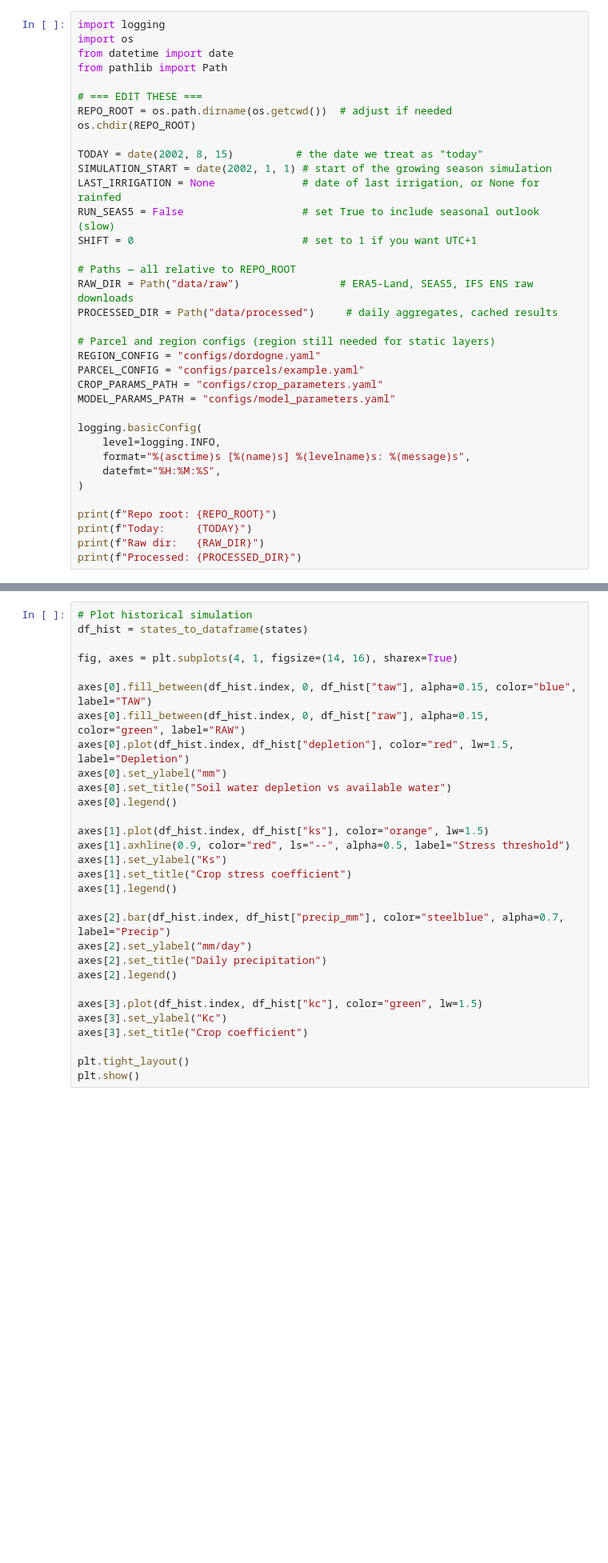
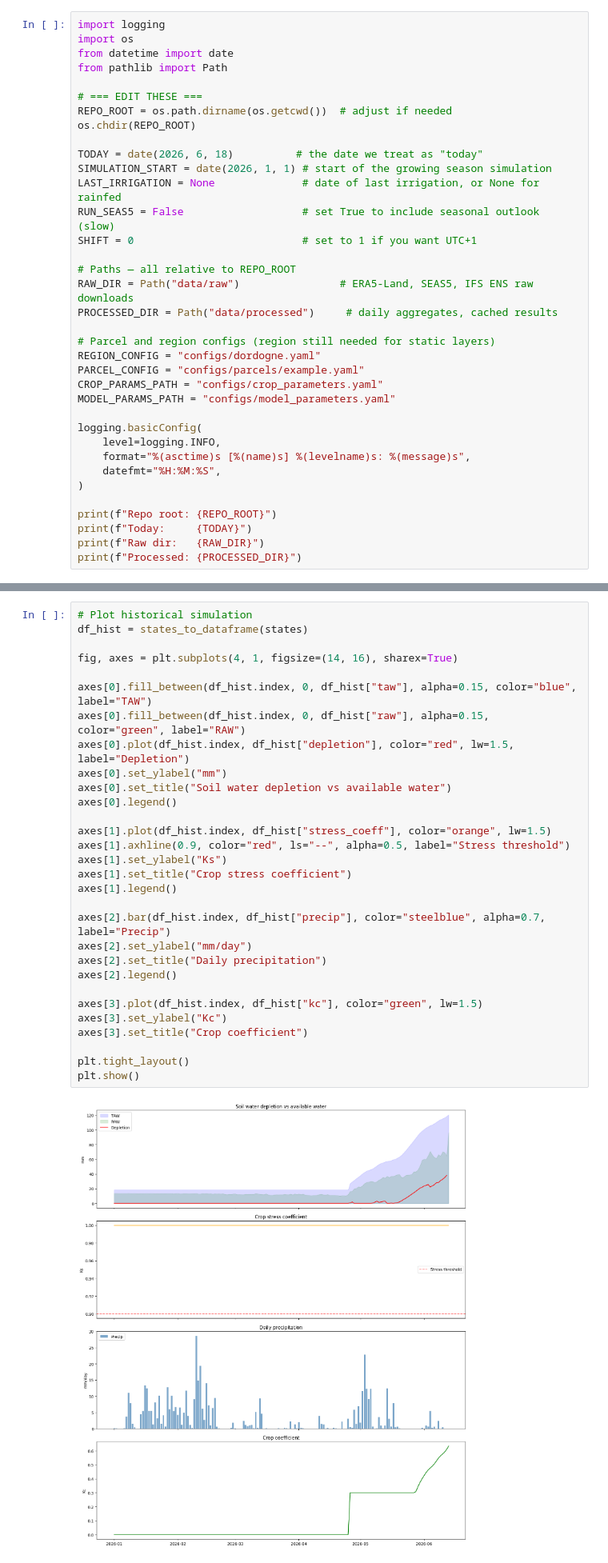
Before and after one commit to Catmosphere314/IrriGator, a Jupyter notebook: notebook/66_full_pipeline.ipynb, the cells around one changed output, grey strips where cells are left out. Shown at 80% size. Saved outputs shown, nothing was run; the diff lists cells and outputs as text; blank space fills up the shorter version.

```diff
--- a/notebook/66_full_pipeline.ipynb
+++ b/notebook/66_full_pipeline.ipynb
@@ -29,8 +29,8 @@ from pathlib import Path
 REPO_ROOT = os.path.dirname(os.getcwd())  # adjust if needed
 os.chdir(REPO_ROOT)
 
-TODAY = date(2002, 8, 15)          # the date we treat as "today"
-SIMULATION_START = date(2002, 1, 1) # start of the growing season simulation
+TODAY = date(2026, 6, 18)          # the date we treat as "today"
+SIMULATION_START = date(2026, 1, 1) # start of the growing season simulation
 LAST_IRRIGATION = None              # date of last irrigation, or None for rainfed
 RUN_SEAS5 = False                   # set True to include seasonal outlook (slow)
 SHIFT = 0                           # set to 1 if you want UTC+1
@@ -173,33 +221,35 @@ print(f"{'='*60}")
 # %%
 # Plot historical simulation
 df_hist = states_to_dataframe(states)
 
 fig, axes = plt.subplots(4, 1, figsize=(14, 16), sharex=True)
 
 axes[0].fill_between(df_hist.index, 0, df_hist["taw"], alpha=0.15, color="blue", label="TAW")
 axes[0].fill_between(df_hist.index, 0, df_hist["raw"], alpha=0.15, color="green", label="RAW")
 axes[0].plot(df_hist.index, df_hist["depletion"], color="red", lw=1.5, label="Depletion")
 axes[0].set_ylabel("mm")
 axes[0].set_title("Soil water depletion vs available water")
 axes[0].legend()
 
-axes[1].plot(df_hist.index, df_hist["ks"], color="orange", lw=1.5)
+axes[1].plot(df_hist.index, df_hist["stress_coeff"], color="orange", lw=1.5)
 axes[1].axhline(0.9, color="red", ls="--", alpha=0.5, label="Stress threshold")
 axes[1].set_ylabel("Ks")
 axes[1].set_title("Crop stress coefficient")
 axes[1].legend()
 
-axes[2].bar(df_hist.index, df_hist["precip_mm"], color="steelblue", alpha=0.7, label="Precip")
+axes[2].bar(df_hist.index, df_hist["precip"], color="steelblue", alpha=0.7, label="Precip")
 axes[2].set_ylabel("mm/day")
 axes[2].set_title("Daily precipitation")
 axes[2].legend()
 
 axes[3].plot(df_hist.index, df_hist["kc"], color="green", lw=1.5)
 axes[3].set_ylabel("Kc")
 axes[3].set_title("Crop coefficient")
 
 plt.tight_layout()
 plt.show()
+# %% [output]
+[figure, added]
 # %% [markdown]
 ---
 ## Block 5a — Operational forecast pipeline
```
Also changed, not shown: parts of 18 cells of this notebook, 4 other files.
